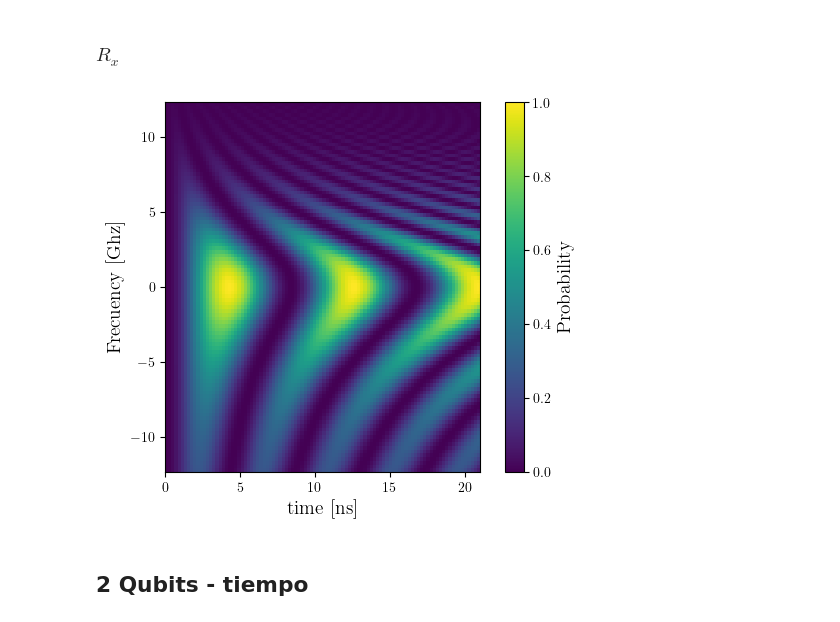
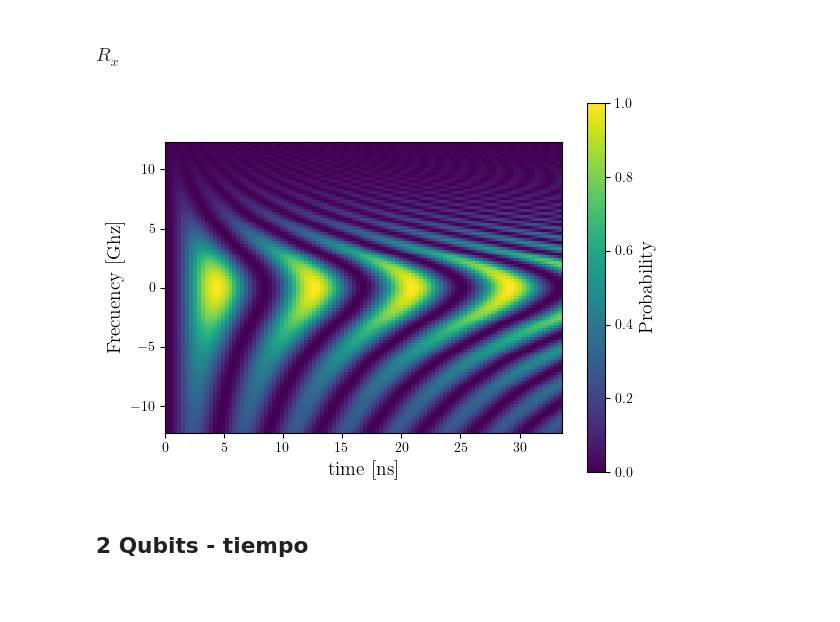
Before and after one commit to 6arlos6/QML_with_spins_using_DRU_algorithm, a Jupyter notebook: test_2_quantum_processor_model.ipynb, the cells around one changed output. Drawn from its saved outputs; the diff is of its cells as text; code cells hidden in the pictures; blank space fills up the shorter version.

Commit message:
test_2 finish

```diff
--- a/test_2_quantum_processor_model.ipynb
+++ b/test_2_quantum_processor_model.ipynb
@@ -852,52 +683,19 @@ state_dru = dru_circuit.qcircuit_DRU_1_Qubit(paramters_1q,
 
 list_states_overlap = [np.array([[1, 0]]), np.array([[0, 1]])]
 t,probability_0, probability_1 = measure_compuse_states(dru_circuit, list_states_overlap)
-
-
-
-# Def procesador
-T2c = 2.3e-8
-T2start = 102e-8
-T1c = calculate_T1(T2c, T2start)
-dru_circuit = CompositeGateProcessor(n_points_pulse_Ri=1000,n_points_pulse_Ri_spl=1000,
-                                     N_qubits = 1,
-                                    tf_noise = True, noise_std = 0.019,
-                                    tf_quantum_noise = True, T1= T1c, T2 = T2c, save_time_values=True)
-state_dru = dru_circuit.qcircuit_DRU_1_Qubit(paramters_1q,
-                                             model.X_val[1],
-                                             bias=bias_1q)
-
-list_states_overlap = [np.array([[1, 0]]), np.array([[0, 1]])]
-t,probability_0_noisy_cq, probability_1_noisy_cq = measure_compuse_states(dru_circuit, list_states_overlap)
 # %%
-
 # plot measure:
 fig, ax = plt.subplots(figsize=(7, 3))
 plt.rcParams['font.family'] = 'Times New Roman'
 plot_measure_continuous(ax, t, probability_0, 0, 'downarrow')
 plot_measure_continuous(ax, t, probability_1, 1, 'uparrow')
-plot_measure_scatter(ax, t, probability_0_noisy_cq,0,  'downarrow', N=20, random_seed=42, tf_noise = True)
-plot_measure_scatter(ax, t, probability_1_noisy_cq, 1, 'uparrow', N=80, random_seed=42, tf_noise = True)
+
 ax.set_ylabel(rf'Probability', fontsize=14)
 ax.set_xlabel(r'time [ns]', fontsize=14)
 #ax.set_title(rf'Probability of state $\left| {i} \right\rangle$', fontsize=16)
 ax.set_ylim(-0.1, 1.1)
 ax.legend()
-#ax.grid()
+path_to_save_img = os.path.join("results_of_test","test_2","probability_L_in_time_wo_noise.pdf")
+plt.savefig(path_to_save_img , format='pdf', bbox_inches = 'tight')
 plt.show()
-
-
-fig, ax = plt.subplots(figsize=(7, 3))
-plt.rcParams['font.family'] = 'Times New Roman'
-plot_measure_continuous(ax, t, probability_0, 0, 'downarrow')
-plot_measure_continuous(ax, t, probability_1, 1, 'uparrow')
-plot_measure_continuous(ax, t, probability_0_noisy_cq, 2, 'downarrow', tf_noise = True)
-plot_measure_continuous(ax, t, probability_1_noisy_cq, 3, 'uparrow', tf_noise = True)
-ax.set_ylabel(rf'Probability', fontsize=14)
-ax.set_xlabel(r'time [ns]', fontsize=14)
-#ax.set_title(rf'Probability of state $\left| {i} \right\rangle$', fontsize=16)
-ax.set_ylim(-0.1, 1.1)
-ax.legend()
-#ax.grid()
-plt.show()
 # %% [output]
@@ -945,31 +743,33 @@ plt.show()
 # %%
 f_range = np.linspace( -1760000000*0.7, 1760000000*0.7, 100)
 ket_0 = basis(2, 1)
 S = []
-alpha = 5*np.pi
+alpha = 8*np.pi
 list_states_overlap = [np.array([[1, 0]]), np.array([[0, 1]])]
 
 for fi in f_range:
     procesor_1 = CompositeGateProcessor(n_points_pulse_Ri = 100, f_rage = fi,  save_time_values=True, nf = 4)
     state_dru = procesor_1.Rx(alpha,ket_0)
     t,probability_0, probability_1 = measure_compuse_states(procesor_1, list_states_overlap)
     S.append(probability_0)
 
 # Crear la figura y el eje para la imagen
 fig, ax = plt.subplots()
 datos_np = np.array(S)
 # Mostrar la imagen con intensidades normalizadas
 imagen = ax.imshow(datos_np, cmap='viridis', interpolation='nearest',
                     extent=[t[0]*1e9, t[-1]*1e9, f_range[0]/1e8, f_range[-1]/1e8])
 # Agregar barra de colores
 colorbar = fig.colorbar(imagen)
 ax.set_xlabel(r'time [ns]', fontsize=14)
 ax.set_ylabel(r'Frecuency [Ghz]', fontsize=14)
 imagen.set_clim(0, 1)
 colorbar.set_label('Probability', fontsize=14)
+path_to_save_img = os.path.join("results_of_test","test_2","frecuency_Rx.pdf")
+plt.savefig(path_to_save_img , format='pdf', bbox_inches = 'tight')
 plt.show()
 # %% [output]
-[figure, old version]
+[figure, new version]
 # %% [markdown]
 ## 2 Qubits - tiempo
 # %% [markdown]
```
Also changed, not shown: parts of 55 cells of this notebook, 41 other files.
